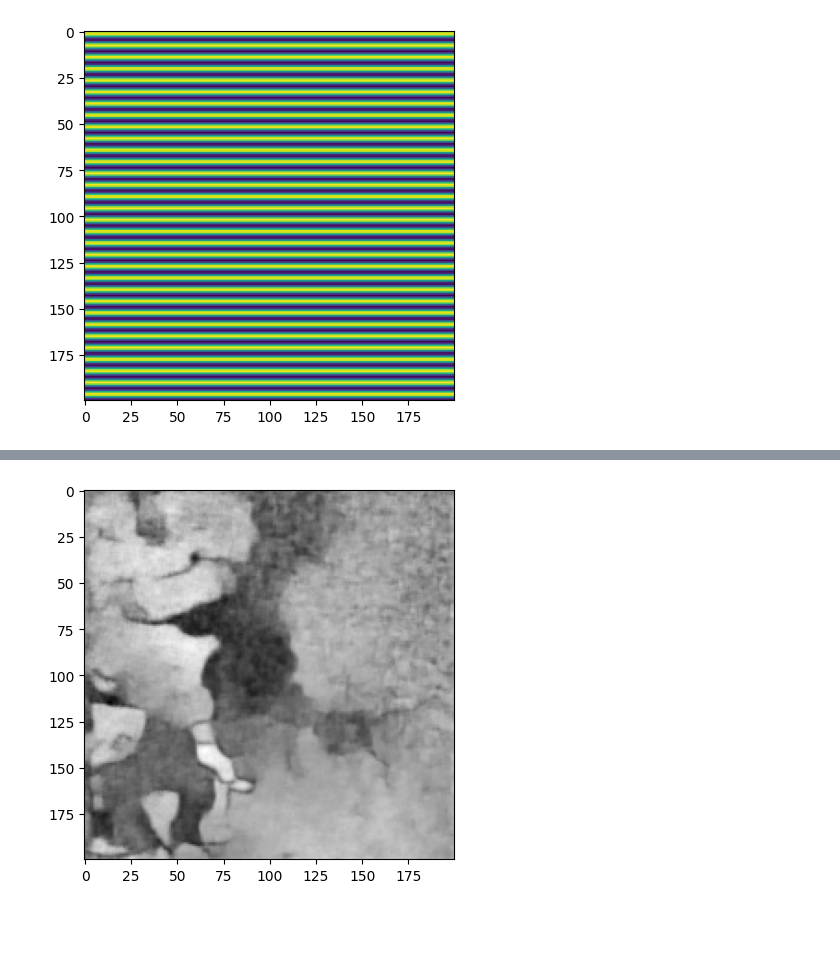
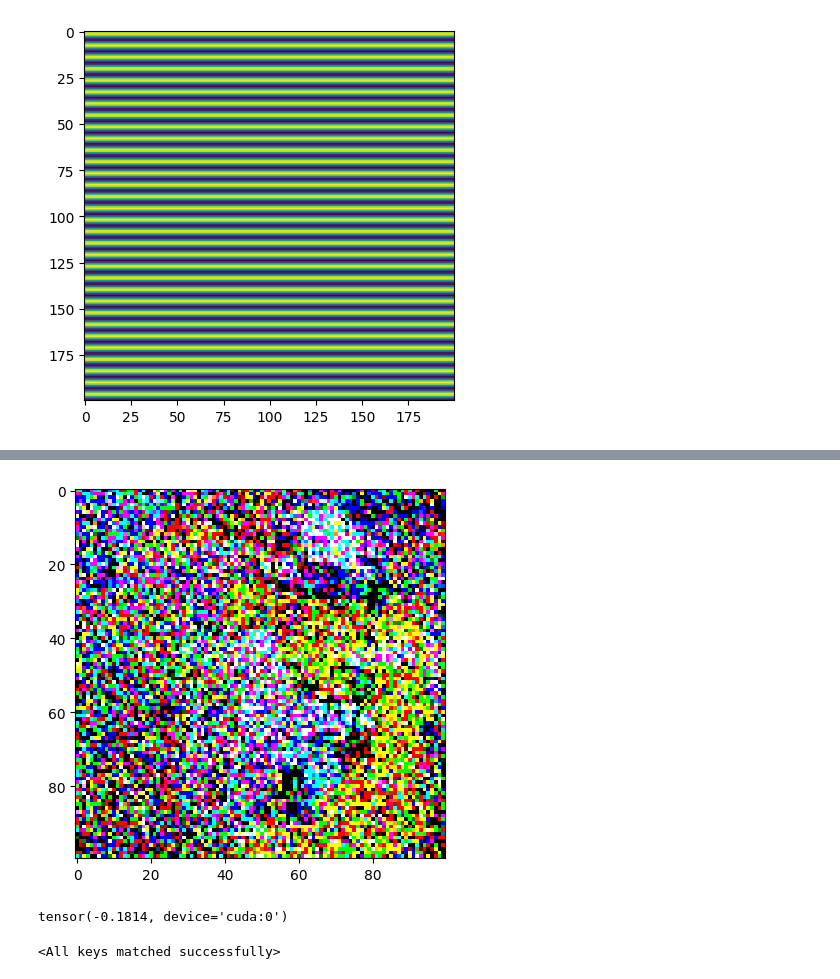
Before and after one commit to MarioPaerle/COBRA, a Jupyter notebook: attentiondiffusion-on-simsons.ipynb, the cells around one changed output, grey strips where cells are left out. Cells and saved outputs as stored; diff of their text form; code cells hidden in the pictures; blank space fills up the shorter version.

Commit message:
Kaggle Notebook | AttentionDiffusion on Simsons | Version Colored

```diff
--- a/attentiondiffusion-on-simsons.ipynb
+++ b/attentiondiffusion-on-simsons.ipynb
@@ -108,7 +120,7 @@ tensor(-1.)
 # %%
 data = DataLoader(training_images, batch_size=32, shuffle=True)
 # %%
-T = 1000
+T = 500
 betas = torch.linspace(0.0001, 0.02, T)
 alphas = 1 - betas
 alphas_bar = torch.cumprod(alphas, 0, dtype=torch.float64)
@@ -140,7 +152,7 @@ def positionalencoding2d(d_model, height, width):
     return pe
 
 
-embeddings = positionalencoding2d(T, 200, 200)
+embeddings = positionalencoding2d(T, 100, 100)
 # %%
 plt.imshow(embeddings[500, :, :])
 # %% [output]
@@ -326,7 +338,7 @@ class UNet(nn.Module):
 
         # Latent
         self.pool_latent = nn.AdaptiveAvgPool2d((16, 16))
-        self.bottleneck = VarDoubleConv(c*8, c*16)
+        self.bottleneck = DoubleConv(c*8, c*16)
 
         # Decoder
         self.up1 = Up(c*16, c*8, c*8, bilinear)
@@ -337,7 +349,7 @@ class UNet(nn.Module):
 
 
         # Time Step Encoder
-        self.time_inc = DoubleConv(n_channels, c)
+        self.time_inc = DoubleConv(1, c)
         self.time_down1 = Down(c, c*2)
         self.time_down2 = Down(c*2, c*4)
         self.time_down3 = Down(c*4, c*8)
@@ -351,10 +363,10 @@ class UNet(nn.Module):
         x4 = self.down3(x3)
 
         # Time Encode
-        t1 = self.inc(t)
-        t2 = self.down1(t1)
-        t3 = self.down2(t2)
-        t4 = self.down3(t3)
+        t1 = self.time_inc(t)
+        t2 = self.time_down1(t1)
+        t3 = self.time_down2(t2)
+        t4 = self.time_down3(t3)
 
 
         # Latent
@@ -366,7 +378,7 @@ class UNet(nn.Module):
         x4_latent = self.patt((x4_latent, t4_latent))
 
 
-        x5, mean, logvar = self.bottleneck(x4_latent)
+        x5 = self.bottleneck(x4_latent)
 
         # Decoder
         x = self.up1(x5, x4+t4)
@@ -374,16 +386,16 @@ class UNet(nn.Module):
         x = self.up3(x, x2+t2)
         x = self.up4(x, x1+t1)
         x = self.denoiser(x)
-        logits = self.outc(x)
-        return logits, mean, logvar
+        logits = torch.tanh(self.outc(x))
+        return logits
 
-model = UNet(1, 1, True, c=96)
+model = UNet(3, 3, True, c=128)
 
 if torch.cuda.device_count() > 1:
         print("Let's use", torch.cuda.device_count(), "GPUs!")
         model = nn.DataParallel(model).cuda()
 
-optimizer = Adam(model.parameters(), lr=0.0003)
+optimizer = Adam(model.parameters(), lr=0.0001)
 model = model.to(device)
 pytorch_total_params = sum(p.numel() for p in model.parameters() if p.requires_grad)
 print(pytorch_total_params)
@@ -401,7 +413,7 @@ def loss_function(x, x_hat, mean, log_var):
 criterion = loss_function
 criterion = nn.MSELoss()
 # %%
-for epoch in range(3):
+for epoch in range(2):
     total_loss = 0
     n_losses = len(data)
     mean_loss = 0
@@ -413,7 +425,9 @@ for epoch in range(3):
         noisy_images = (torch.sqrt(alphas_bar_t) * x + torch.sqrt(1 - alphas_bar_t) * noise).float()
         t_embs = embeddings[t]
         t_embs = t_embs.view(t_embs.shape[0], 1, t_embs.shape[1], t_embs.shape[2]).to(device)
-        y, mean, logvar = model(noisy_images, t_embs)
+        # y, mean, logvar = model(noisy_images, t_embs)
+        y = model(noisy_images, t_embs)
+
 
         optimizer.zero_grad()
         # loss = criterion(noise, y, mean, logvar)
@@ -440,36 +460,41 @@ plt.plot(mean_losses)
 # %%
+dim = 100
 with torch.no_grad():
     # Start from pure noise:
-    x = torch.randn((1, 1, 200, 200), device=device)
+    x = torch.randn((1, 3, dim, dim), device=device)
 
     for t in reversed(range(1, T)):
         # Get the time embedding for step t
-        time_emb = embeddings[t].view(1, 1, 200, 200).to(device)
+        time_emb = embeddings[t].view(1, 1, dim, dim).to(device)
 
         # Predict the noise component for the current sample and timestep
-        predicted_noise, _, __ = model(x, time_emb)
+        predicted_noise = model(x, time_emb)
 
         # Get current parameters from the noise schedule:
         alpha_t = alphas[t]            # scalar or tensor of shape [1]
         alpha_bar_t = alphas_bar[t]      # cumulative product up to t
         beta_t = betas[t]                # variance for step t
 
         # Compute the reverse process mean
         x_mean = (1.0 / torch.sqrt(alpha_t)) * (
                   x - ((1 - alpha_t) / torch.sqrt(1 - alpha_bar_t)) * predicted_noise
                  )
         #print(x.mean())
         if t > 1:
             # Add noise for stochasticity in reverse process:
             noise = torch.randn_like(x)
             sigma_t = torch.sqrt(beta_t)
             x = x_mean + sigma_t * noise
         else:
             x = x_mean  # final step, no noise added
 
 with torch.no_grad():
-    plt.imshow(x[0][0].cpu().numpy(), cmap='gray')
+    plt.imshow(x[0].cpu().numpy().transpose(1, 2, 0))
     plt.show()
 # %% [output]
-[figure, old version]
+[figure, new version]
+# %%
+print(x.mean())
+# %% [output]
+tensor(-0.1814, device='cuda:0')
 # %%
@@ -477,2 +502,4 @@ torch.save(model.state_dict(), "Sim2.pt")
 # %%
-model.load_state_dict(torch.load('model_weights.pth'))
+model.load_state_dict(torch.load('/kaggle/working/Sim3.pt'))
+# %% [output]
+<All keys matched successfully>
```
Also changed, not shown: parts of 9 cells of this notebook.
